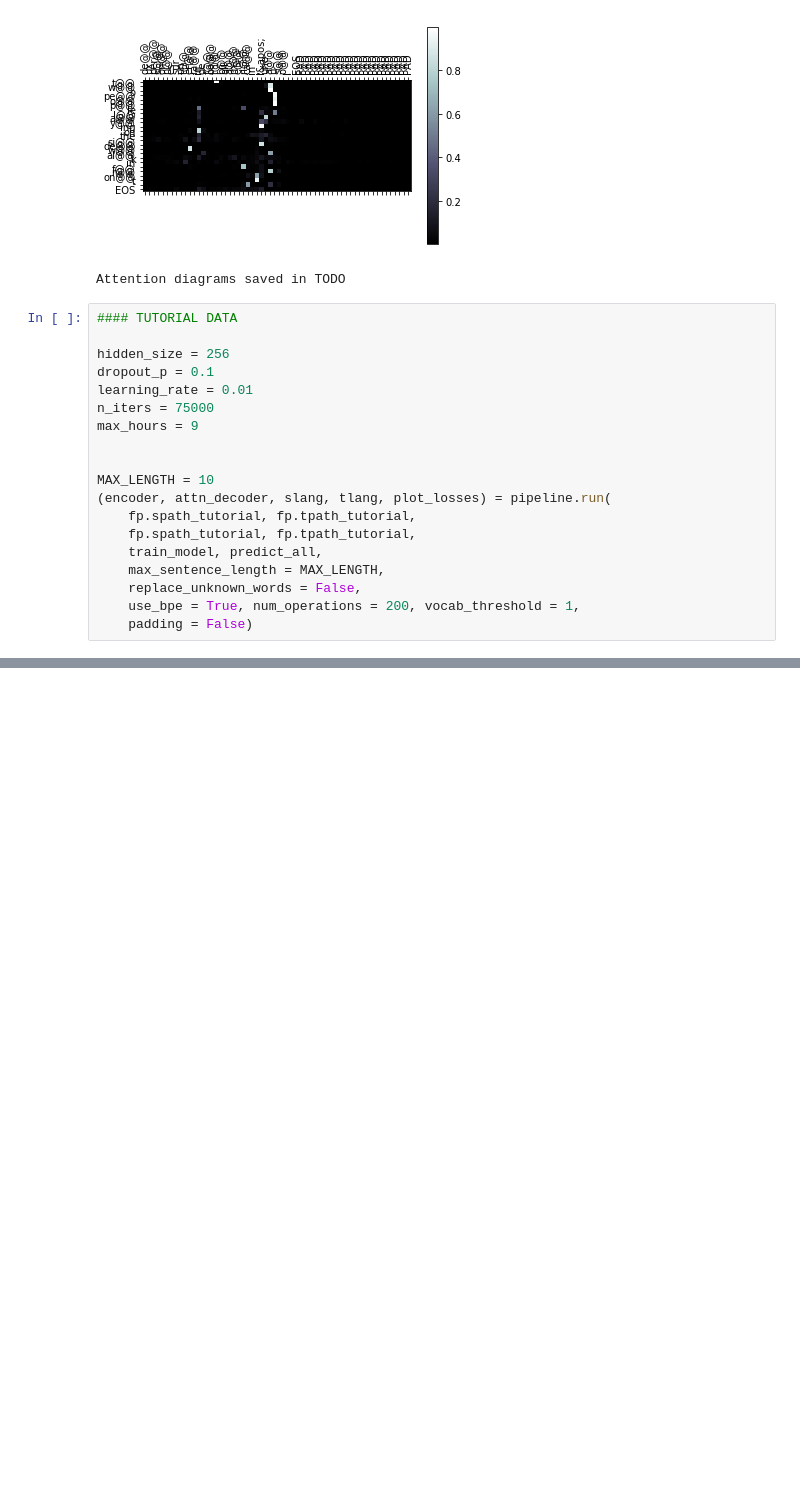
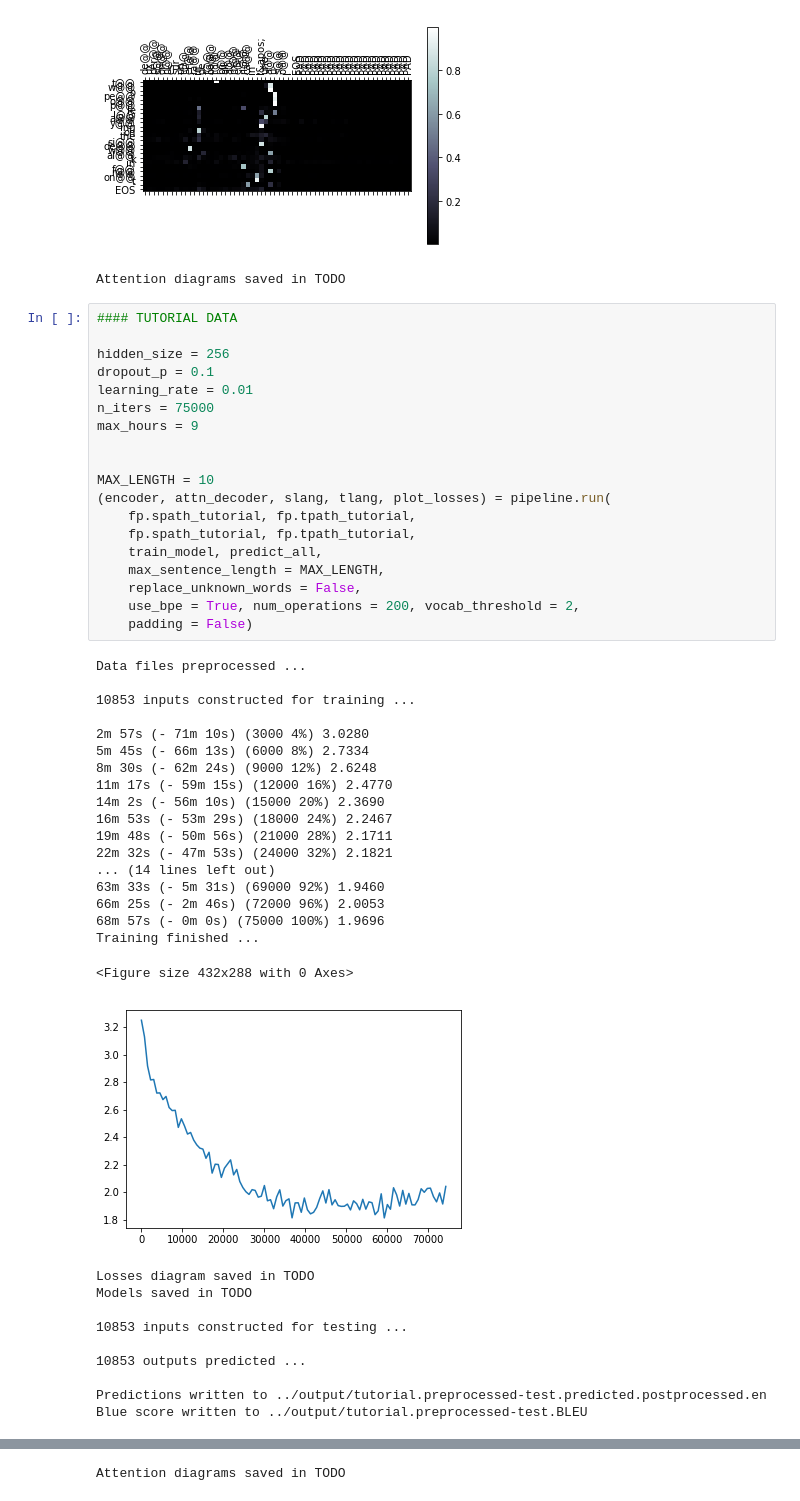
Before and after one commit to maartje/NLP2-Project2, a Jupyter notebook: src/Notebook_Pipeline.ipynb, the cells around one changed output, grey strips where cells are left out. Saved outputs shown, nothing was run; the diff lists cells and outputs as text; blank space fills up the shorter version.

```diff
--- a/src/Notebook_Pipeline.ipynb
+++ b/src/Notebook_Pipeline.ipynb
@@ -77,19 +77,48 @@ Attention diagrams saved in TODO
 # %%
 #### TUTORIAL DATA
 
 hidden_size = 256
 dropout_p = 0.1
 learning_rate = 0.01
 n_iters = 75000
 max_hours = 9
 
 
 MAX_LENGTH = 10
 (encoder, attn_decoder, slang, tlang, plot_losses) = pipeline.run(
     fp.spath_tutorial, fp.tpath_tutorial,
     fp.spath_tutorial, fp.tpath_tutorial,
     train_model, predict_all,
     max_sentence_length = MAX_LENGTH,
     replace_unknown_words = False,
-    use_bpe = True, num_operations = 200, vocab_threshold = 1,
+    use_bpe = True, num_operations = 200, vocab_threshold = 2,
     padding = False)
+# %% [output]
+Data files preprocessed ...
+
+10853 inputs constructed for training ...
+
+2m 57s (- 71m 10s) (3000 4%) 3.0280
+5m 45s (- 66m 13s) (6000 8%) 2.7334
+8m 30s (- 62m 24s) (9000 12%) 2.6248
+11m 17s (- 59m 15s) (12000 16%) 2.4770
+14m 2s (- 56m 10s) (15000 20%) 2.3690
+16m 53s (- 53m 29s) (18000 24%) 2.2467
+19m 48s (- 50m 56s) (21000 28%) 2.1711
+22m 32s (- 47m 53s) (24000 32%) 2.1821
+... (14 lines left out)
+63m 33s (- 5m 31s) (69000 92%) 1.9460
+66m 25s (- 2m 46s) (72000 96%) 2.0053
+68m 57s (- 0m 0s) (75000 100%) 1.9696
+Training finished ...
+<Figure size 432x288 with 0 Axes>
+[figure, added]
+Losses diagram saved in TODO
+Models saved in TODO
+
+10853 inputs constructed for testing ...
+
+10853 outputs predicted ...
+
+Predictions written to ../output/tutorial.preprocessed-test.predicted.postprocessed.en
+Blue score written to ../output/tutorial.preprocessed-test.BLEU
@@ -96,3 +128,4 @@ MAX_LENGTH = 10
+Attention diagrams saved in TODO
 # %%
 #### TRAIN and TEST DATA
 
```
Also changed, not shown: parts of 2 cells of this notebook, 1 other file.
